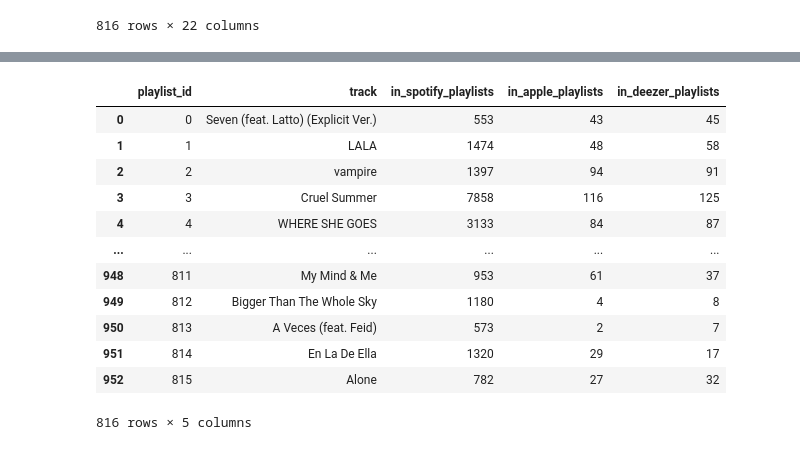
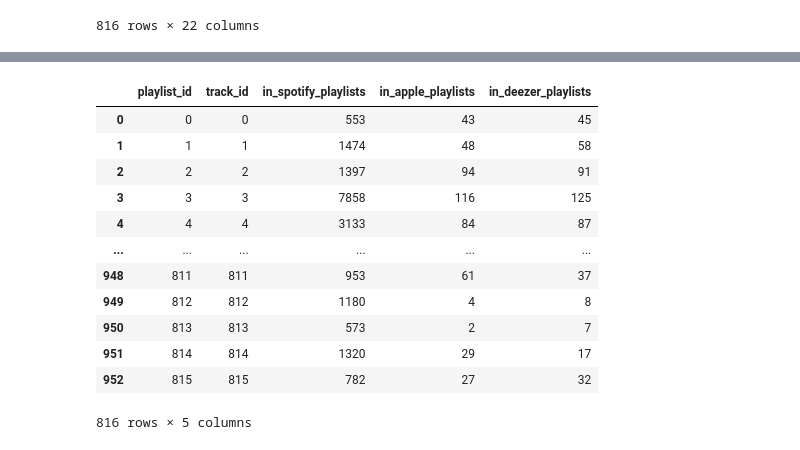
Before and after one commit to DevonNoer/Project-3, a Jupyter notebook: Project-3 Spotify/Code/cleaning.ipynb, the cells around one changed output, grey strips where cells are left out. Drawn from its saved outputs; the diff is of its cells as text; code cells hidden in the pictures.

```diff
--- a/Project-3 Spotify/Code/cleaning.ipynb
+++ b/Project-3 Spotify/Code/cleaning.ipynb
@@ -133,22 +136,23 @@ charts_df.to_csv("../Outputs/charts_df.csv", index=False)
 # %%
 playlist_df = spotify_df[['track', 'in_spotify_playlists', 'in_apple_playlists', 'in_deezer_playlists']]
 playlist_df = playlist_df.assign(playlist_id=range(len(playlist_df)))
+playlist_df = playlist_df.assign(track_id=range(len(playlist_df)))
 
-playlist_df = playlist_df[['playlist_id', 'track', 'in_spotify_playlists', 'in_apple_playlists', 'in_deezer_playlists']]
+playlist_df = playlist_df[['playlist_id', 'track_id', 'in_spotify_playlists', 'in_apple_playlists', 'in_deezer_playlists']]
 playlist_df
 # %% [output]
-|  | playlist_id | track | in_spotify_playlists | in_apple_playlists | in_deezer_playlists |
-| 0 | 0 | Seven (feat. Latto) (Explicit Ver.) | 553 | 43 | 45 |
-| 1 | 1 | LALA | 1474 | 48 | 58 |
-| 2 | 2 | vampire | 1397 | 94 | 91 |
-| 3 | 3 | Cruel Summer | 7858 | 116 | 125 |
-| 4 | 4 | WHERE SHE GOES | 3133 | 84 | 87 |
+|  | playlist_id | track_id | in_spotify_playlists | in_apple_playlists | in_deezer_playlists |
+| 0 | 0 | 0 | 553 | 43 | 45 |
+| 1 | 1 | 1 | 1474 | 48 | 58 |
+| 2 | 2 | 2 | 1397 | 94 | 91 |
+| 3 | 3 | 3 | 7858 | 116 | 125 |
+| 4 | 4 | 4 | 3133 | 84 | 87 |
 | ... | ... | ... | ... | ... | ... |
-| 948 | 811 | My Mind & Me | 953 | 61 | 37 |
-| 949 | 812 | Bigger Than The Whole Sky | 1180 | 4 | 8 |
-| 950 | 813 | A Veces (feat. Feid) | 573 | 2 | 7 |
-| 951 | 814 | En La De Ella | 1320 | 29 | 17 |
-| 952 | 815 | Alone | 782 | 27 | 32 |
+| 948 | 811 | 811 | 953 | 61 | 37 |
+| 949 | 812 | 812 | 1180 | 4 | 8 |
+| 950 | 813 | 813 | 573 | 2 | 7 |
+| 951 | 814 | 814 | 1320 | 29 | 17 |
+| 952 | 815 | 815 | 782 | 27 | 32 |
 816 rows × 5 columns
 # %%
 playlist_df.dtypes
```
Also changed, not shown: parts of 3 cells of this notebook, 4 other files.
